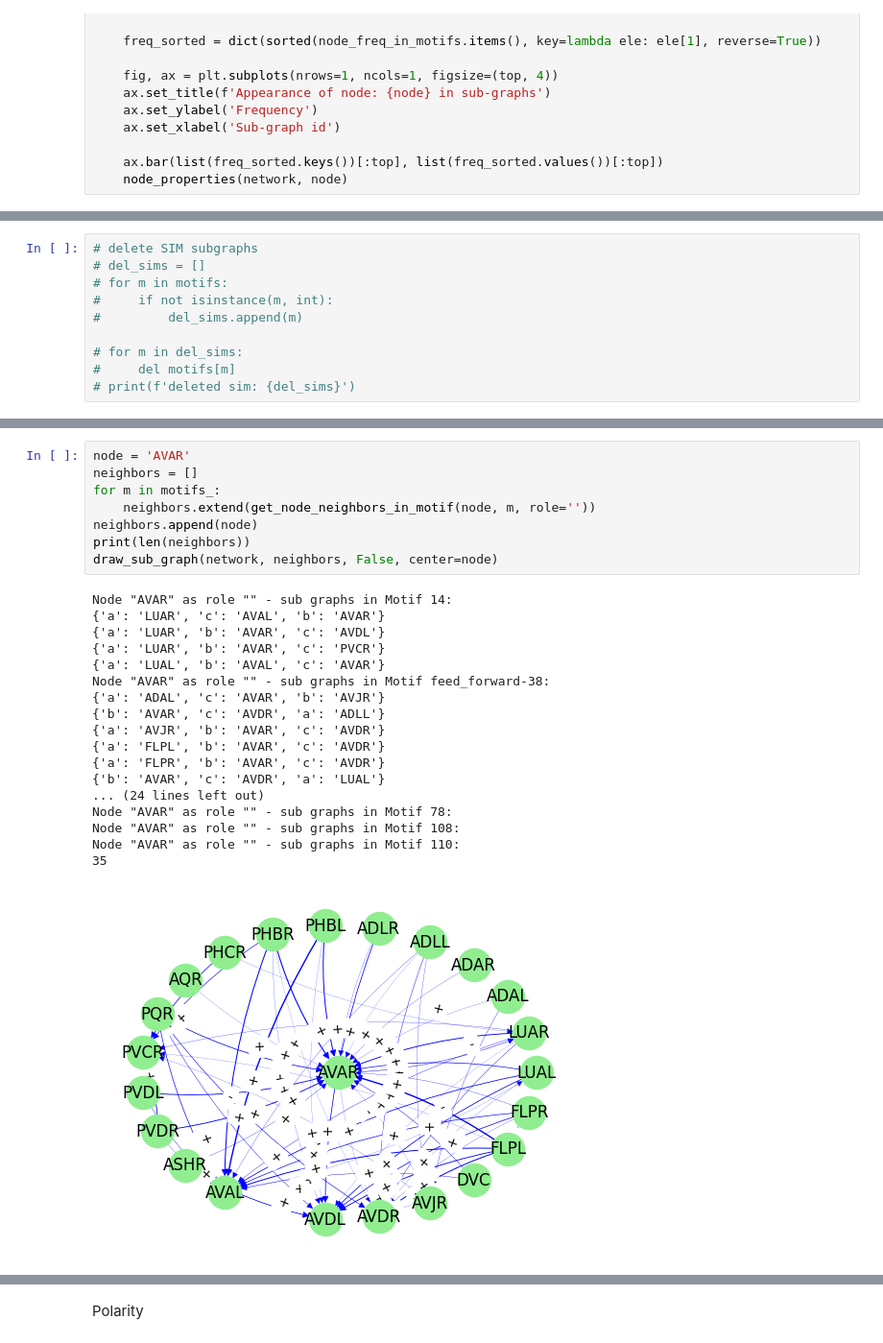
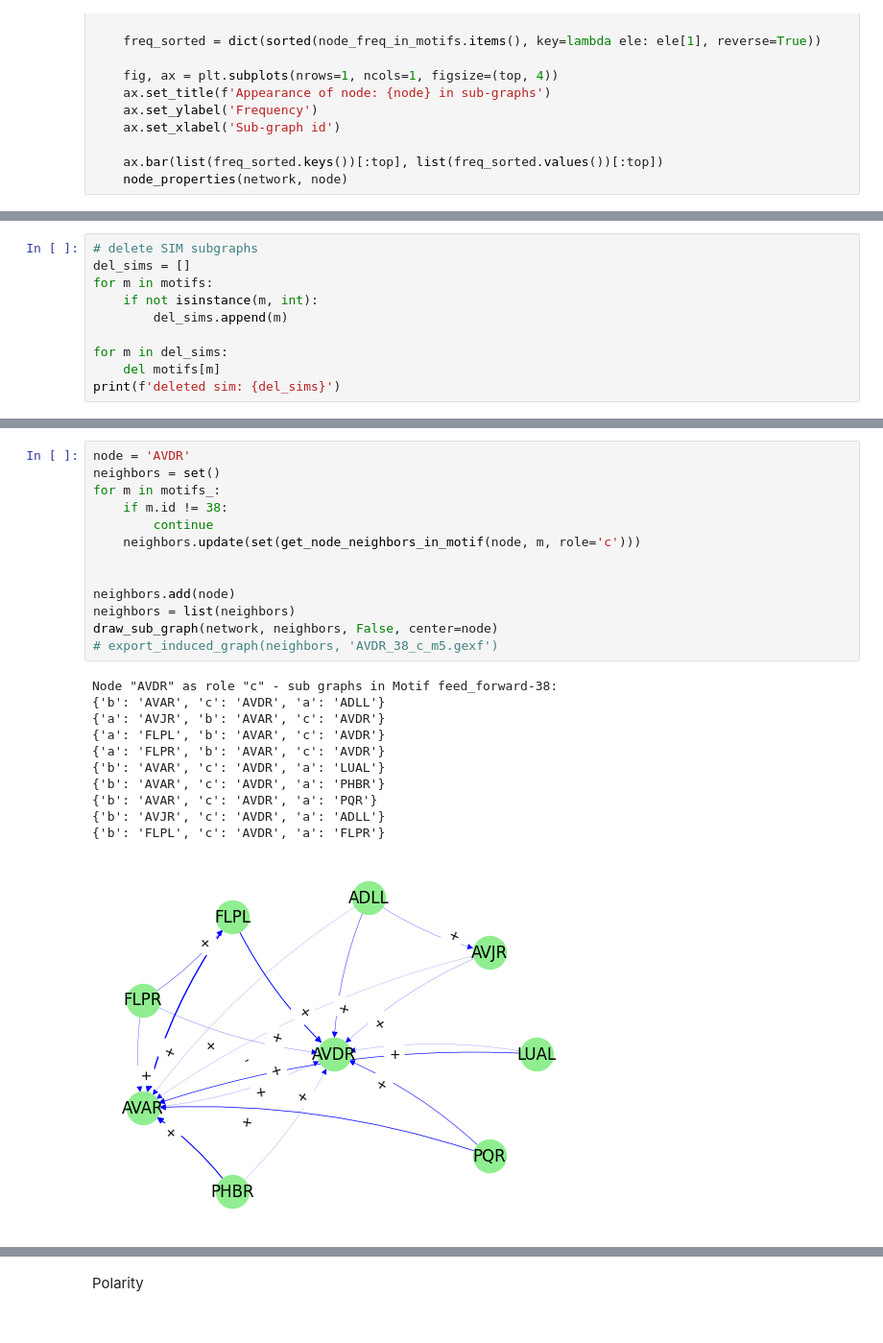
Before and after one commit to deangeckt/network_motifs, a Jupyter notebook: post_motif_analysis/motif_analysis.ipynb, the cells around one changed output, grey strips where cells are left out. Shown at 96% size. Cells and saved outputs as stored; diff of their text form.

```diff
--- a/post_motif_analysis/motif_analysis.ipynb
+++ b/post_motif_analysis/motif_analysis.ipynb
@@ -284,10 +347,10 @@ def get_node_neighbors_in_motif(node: Union[str, int], motif: Motif, role=''):
 # %%
 # delete SIM subgraphs
-# del_sims = []
-# for m in motifs:
-#     if not isinstance(m, int):
-#         del_sims.append(m)
+del_sims = []
+for m in motifs:
+    if not isinstance(m, int):
+        del_sims.append(m)
 
-# for m in del_sims:
-#     del motifs[m]
-# print(f'deleted sim: {del_sims}')
+for m in del_sims:
+    del motifs[m]
+print(f'deleted sim: {del_sims}')
@@ -316,28 +381,26 @@ scatter_motifs(motifs_, True)
 # %%
-node = 'AVAR'
-neighbors = []
+node = 'AVDR'
+neighbors = set()
 for m in motifs_:
-    neighbors.extend(get_node_neighbors_in_motif(node, m, role=''))
-neighbors.append(node)
-print(len(neighbors))
+    if m.id != 38:
+        continue
+    neighbors.update(set(get_node_neighbors_in_motif(node, m, role='c')))
+
+
+neighbors.add(node)
+neighbors = list(neighbors)
 draw_sub_graph(network, neighbors, False, center=node)
+# export_induced_graph(neighbors, 'AVDR_38_c_m5.gexf')
 # %% [output]
-Node "AVAR" as role "" - sub graphs in Motif 14:
-{'a': 'LUAR', 'c': 'AVAL', 'b': 'AVAR'}
-{'a': 'LUAR', 'b': 'AVAR', 'c': 'AVDL'}
-{'a': 'LUAR', 'b': 'AVAR', 'c': 'PVCR'}
-{'a': 'LUAL', 'b': 'AVAL', 'c': 'AVAR'}
-Node "AVAR" as role "" - sub graphs in Motif feed_forward-38:
-{'a': 'ADAL', 'c': 'AVAR', 'b': 'AVJR'}
+Node "AVDR" as role "c" - sub graphs in Motif feed_forward-38:
 {'b': 'AVAR', 'c': 'AVDR', 'a': 'ADLL'}
 {'a': 'AVJR', 'b': 'AVAR', 'c': 'AVDR'}
 {'a': 'FLPL', 'b': 'AVAR', 'c': 'AVDR'}
 {'a': 'FLPR', 'b': 'AVAR', 'c': 'AVDR'}
 {'b': 'AVAR', 'c': 'AVDR', 'a': 'LUAL'}
-... (24 lines left out)
-Node "AVAR" as role "" - sub graphs in Motif 78:
-Node "AVAR" as role "" - sub graphs in Motif 108:
-Node "AVAR" as role "" - sub graphs in Motif 110:
-35
+{'b': 'AVAR', 'c': 'AVDR', 'a': 'PHBR'}
+{'b': 'AVAR', 'c': 'AVDR', 'a': 'PQR'}
+{'b': 'AVJR', 'c': 'AVDR', 'a': 'ADLL'}
+{'b': 'FLPL', 'c': 'AVDR', 'a': 'FLPR'}
-[figure, old version]
+[figure, new version]
 # %%
```
Also changed, not shown: parts of 23 cells of this notebook, 4 other files.
